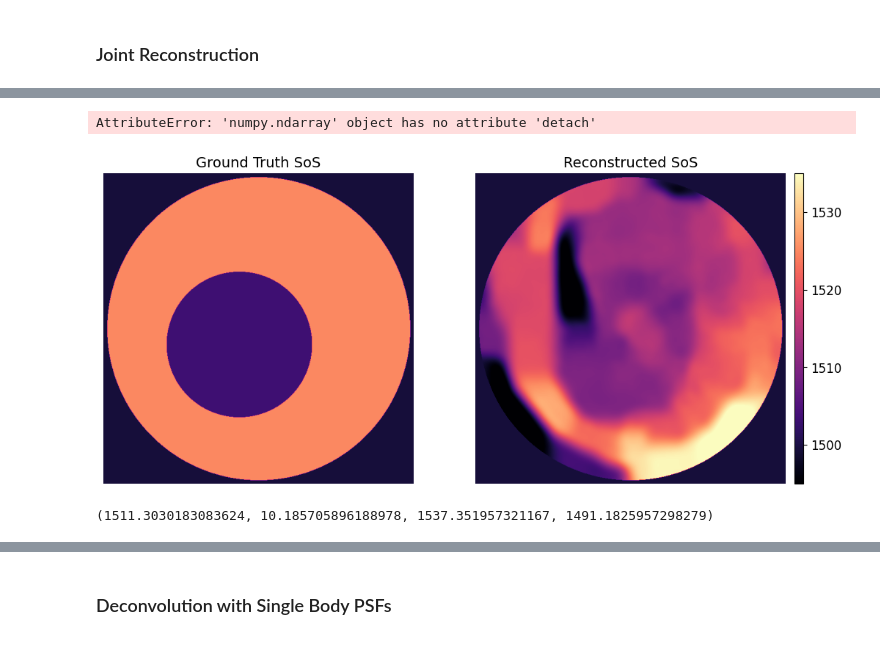
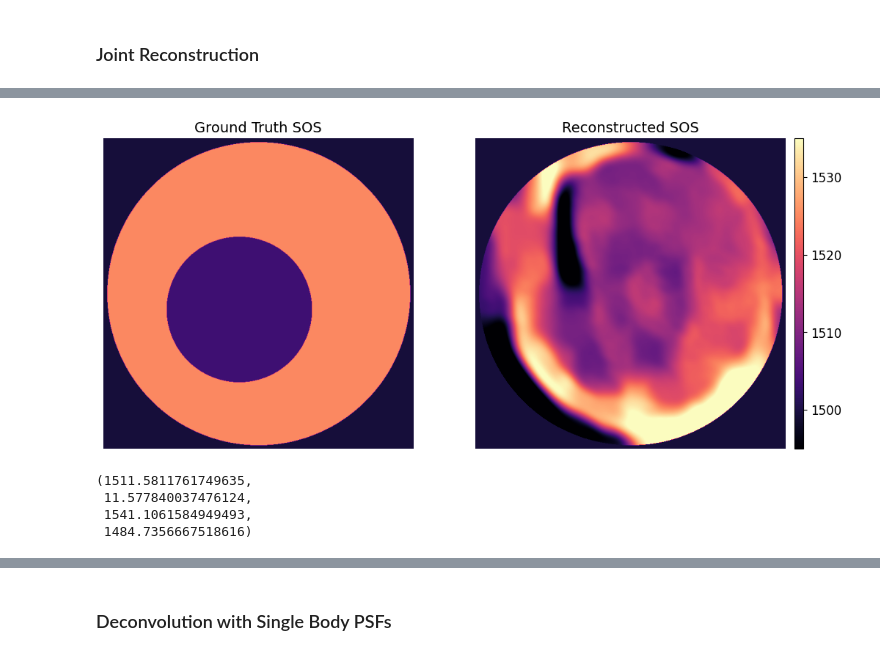
Before and after one commit to Lukeli0425/Coord-SoS-PACT, a Jupyter notebook: notebooks/test_phantom.ipynb, the cells around one changed output, grey strips where cells are left out. Saved outputs shown, nothing was run; the diff lists cells and outputs as text; code cells hidden in the pictures.

```diff
--- a/notebooks/test_phantom.ipynb
+++ b/notebooks/test_phantom.ipynb
@@ -199,11 +191,11 @@ APACT(
 # %%
-img_stack = []
-with torch.no_grad():
-    for d_delay in tqdm(delays_apact, desc='Delay-and-sum'):
-        recon = das(sinogram=torch.tensor(sinogram_deconv[:,46:]).to(device),
-                    v0=torch.tensor(1505.0).to(device),
-                    d_delay=torch.tensor(d_delay).to(device),
-                    ring_error=torch.tensor(ring_error.reshape(-1,1,1)).to(device))
-        img_stack.append(recon)
-img_stack = torch.stack(img_stack, dim=0)
+# img_stack = []
+# with torch.no_grad():
+#     for d_delay in tqdm(delays_apact, desc='Delay-and-sum'):
+#         recon = das(sinogram=torch.tensor(sinogram_deconv[:,46:]).to(device),
+#                     v0=torch.tensor(1505.0).to(device),
+#                     d_delay=torch.tensor(d_delay).to(device),
+#                     ring_error=torch.tensor(ring_error.reshape(-1,1,1)).to(device))
+#         img_stack.append(recon)
+# img_stack = torch.stack(img_stack, dim=0)
 # %%
@@ -247,10 +237,10 @@ data_loader = get_jr_dataloader(img_stack, l)
 kgrid = kWaveGrid([Nx, Ny], [dx, dy])
 x_vec, y_vec = kgrid.x_vec, kgrid.y_vec
 # %%
-joint_recon = Joint_Recon(mode='SIREN', mean=1511.5, std=12.0, lam_tv=2.e-3,
+NF_APACT = Joint_Recon(mode='SIREN', mean=1511.5, std=11.0, lam_tv=0.2e-11,
                           x_vec=x_vec, y_vec=y_vec, R=R, v0=v0, n_points=80, l=3.2e-3, n_delays=n_delays, angle_range=(0, 2*torch.pi))
-joint_recon.to(device)
-print("Number of parameter: %s" % (get_total_params(joint_recon)))
+NF_APACT.to(device)
+print("Number of parameter: %s" % (get_total_params(NF_APACT)))
 
-optimizer = Adam(params=joint_recon.parameters(), lr=2.e-5)
+optimizer = Adam(params=NF_APACT.parameters(), lr=2.e-5)
 # %% [output]
@@ -259,11 +249,11 @@ Number of parameter: 17025
 n_epochs = 100
 loss_list = []
 for epoch in range(n_epochs):
-    joint_recon.train()
+    NF_APACT.train()
     train_loss = 0.0
     for x, y, img in data_loader:
         x, y, img = x.to(device), y.to(device), img.to(device)
-        rec_jr, SoS_jr, loss = joint_recon(x, y, img, torch.tensor(delays).to(device))
+        rec_jr, SOS_jr, loss = NF_APACT(x, y, img, torch.tensor(delays).to(device))
 
         optimizer.zero_grad()
         loss.backward()
@@ -296,28 +284,29 @@ Successfully loaded data from "../results/SoS_phantom_jr.mat".
 # %%
-SoS_jr = SoS_jr.detach().cpu().numpy()
+SOS_jr = SOS_jr.detach().cpu().numpy()
-# %% [output]
-AttributeError: 'numpy.ndarray' object has no attribute 'detach'
 # %%
 fig = plt.figure(figsize=(12, 6))
-norm_sos = Normalize(vmax=1535, vmin=1495)
+norm_SOS = Normalize(vmax=1535, vmin=1495)
 
 ax = plt.subplot(1, 2, 1)
-plt.title('Ground Truth SoS', fontsize=14)
-plt.imshow(SoS, norm=norm_sos, cmap='magma')
+plt.title('Ground Truth SOS', fontsize=14)
+plt.imshow(SOS, norm=norm_SOS, cmap='magma')
 plt.axis('off')
 
 ax = plt.subplot(1, 2, 2)
-plt.title('Reconstructed SoS', fontsize=14)
-plt.imshow(SoS_jr, norm=norm_sos, cmap='magma')
+plt.title('Reconstructed SOS', fontsize=14)
+plt.imshow(SOS_jr, norm=norm_SOS, cmap='magma')
 plt.axis('off')
 cax = fig.add_axes([ax.get_position().x1+0.01, ax.get_position().y0, 0.01, ax.get_position().height])
-cb = plt.colorbar(cax=cax, norm=norm_sos)
+cb = plt.colorbar(cax=cax, norm=norm_SOS)
 cb.ax.set_yticks([1500, 1510, 1520, 1530])
 cb.ax.tick_params(labelsize=12)
 # %% [output]
-[figure, old version]
+[figure, new version]
 # %%
-SoS_jr.mean(), SoS_jr.std(), SoS_jr.max(), SoS_jr.min()
+SOS_jr.mean(), SOS_jr.std(), SOS_jr.max(), SOS_jr.min()
 # %% [output]
-(1511.3030183083624, 10.185705896188978, 1537.351957321167, 1491.1825957298279)
+(1511.5811761749635,
+ 11.577840037476124,
+ 1541.1061584949493,
+ 1484.7356667518616)
 # %%
```
Also changed, not shown: parts of 20 cells of this notebook, 14 other files.
